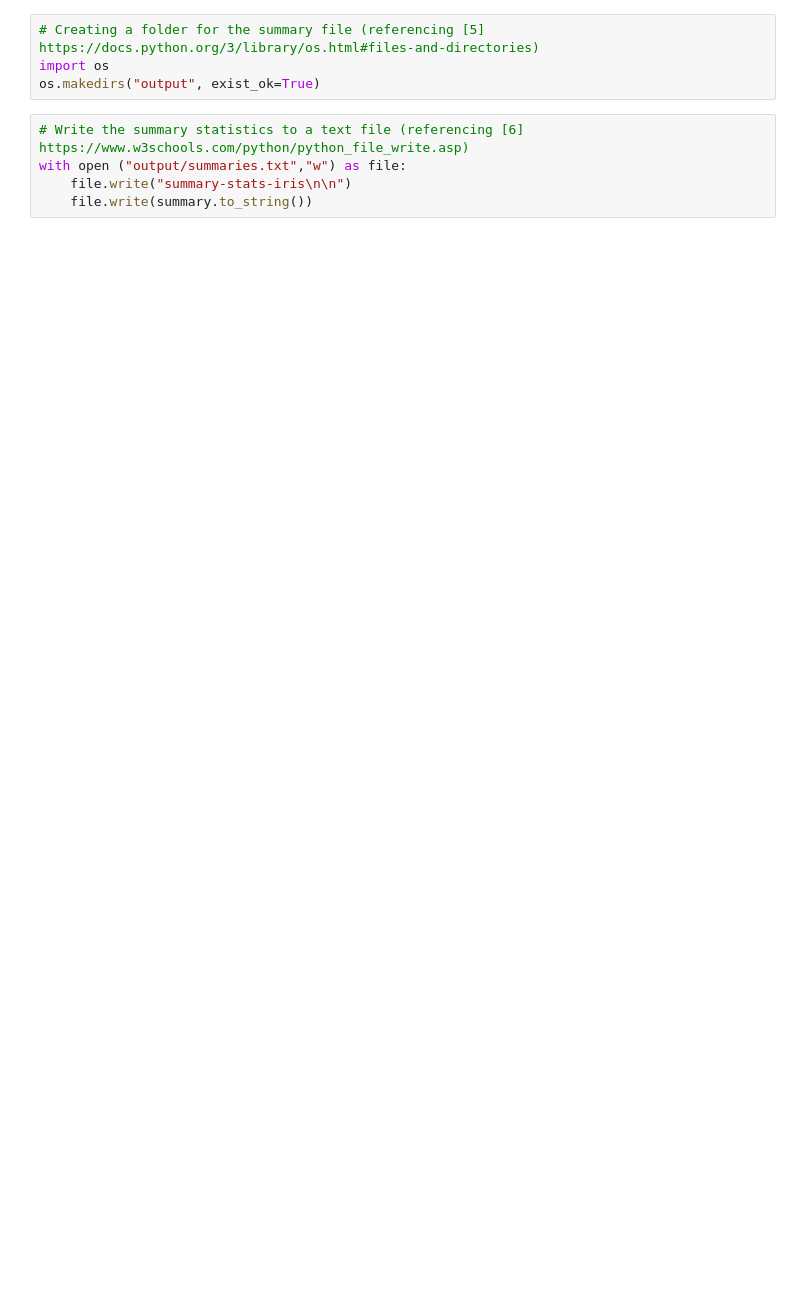
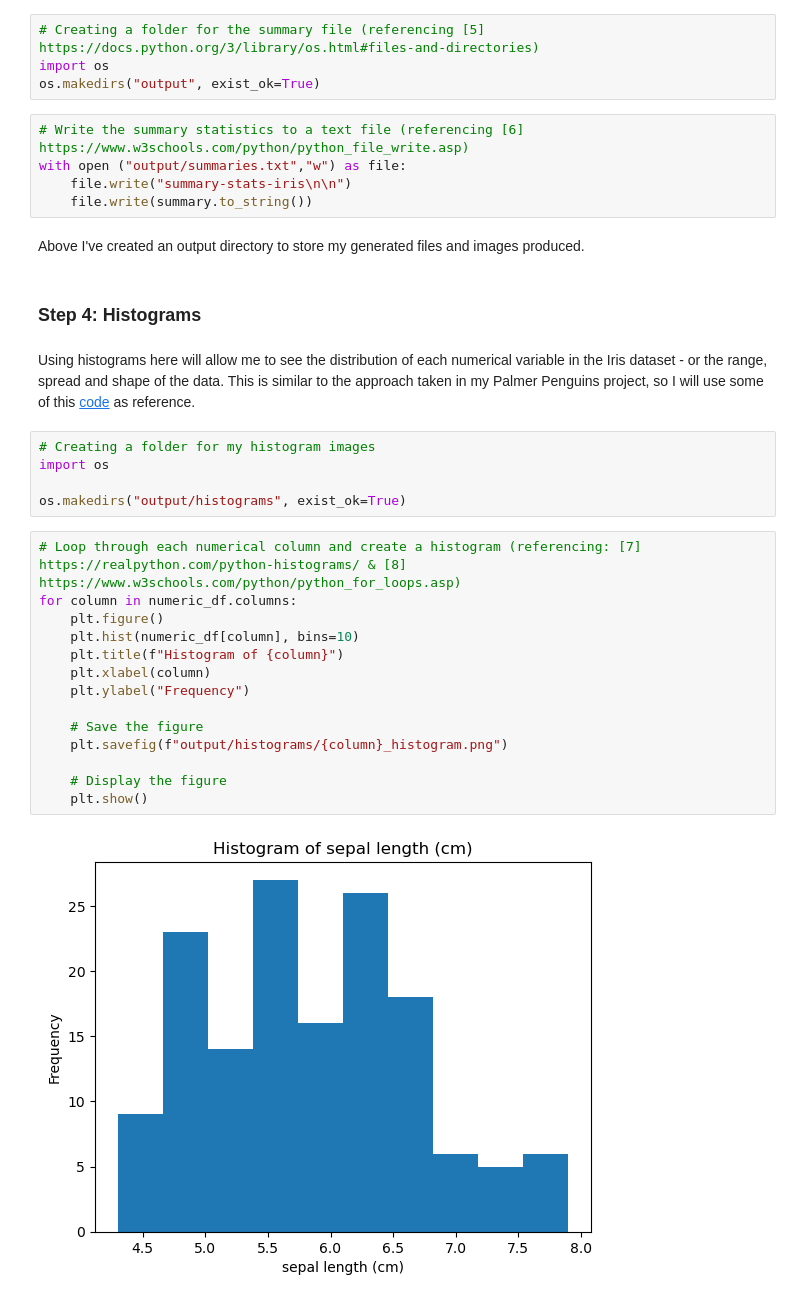
Before and after one commit to leahchristina/pands-project, a Jupyter notebook: analysis.ipynb, the cells around one changed output. Saved outputs shown, nothing was run; the diff lists cells and outputs as text; blank space fills up the shorter version.

Commit message:
Histogram creation and supporting markdown

```diff
--- a/analysis.ipynb
+++ b/analysis.ipynb
@@ -95,3 +97,30 @@ os.makedirs("output", exist_ok=True)
 with open ("output/summaries.txt","w") as file:
     file.write("summary-stats-iris\n\n")
     file.write(summary.to_string())
+# %% [markdown]
+Above I've created an output directory to store my generated files and images produced.
+# %% [markdown]
+### Step 4: Histograms
+# %% [markdown]
+Using histograms here will allow me to see the distribution of each numerical variable in the Iris dataset - or the range, spread and shape of the data. This is similar to the approach taken in my Palmer Penguins project, so I will use some of this [code](https://github.com/leahchristina/principles-of-data-analytics-atu/blob/main/problems.ipynb?short_path=5786465) as reference.
+# %%
+# Creating a folder for my histogram images
+import os
+
+os.makedirs("output/histograms", exist_ok=True)
+# %%
+# Loop through each numerical column and create a histogram (referencing: [7] https://realpython.com/python-histograms/ & [8] https://www.w3schools.com/python/python_for_loops.asp)
+for column in numeric_df.columns:
+    plt.figure()
+    plt.hist(numeric_df[column], bins=10)
+    plt.title(f"Histogram of {column}")
+    plt.xlabel(column)
+    plt.ylabel("Frequency")
+
+    # Save the figure
+    plt.savefig(f"output/histograms/{column}_histogram.png")
+
+    # Display the figure
+    plt.show()
+# %% [output]
+[figure, added]
```
Also changed, not shown: parts of 3 cells of this notebook, 4 other files.
